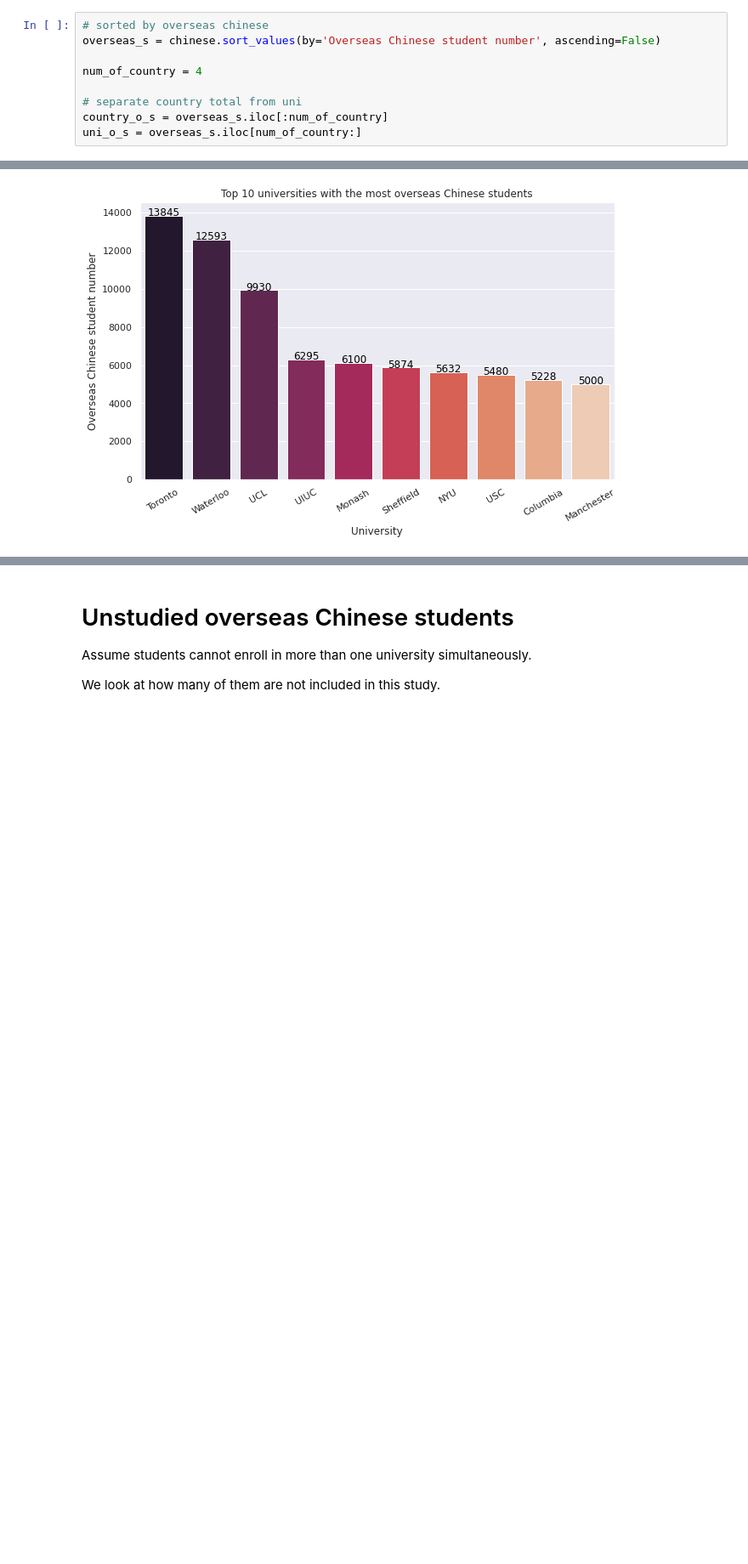
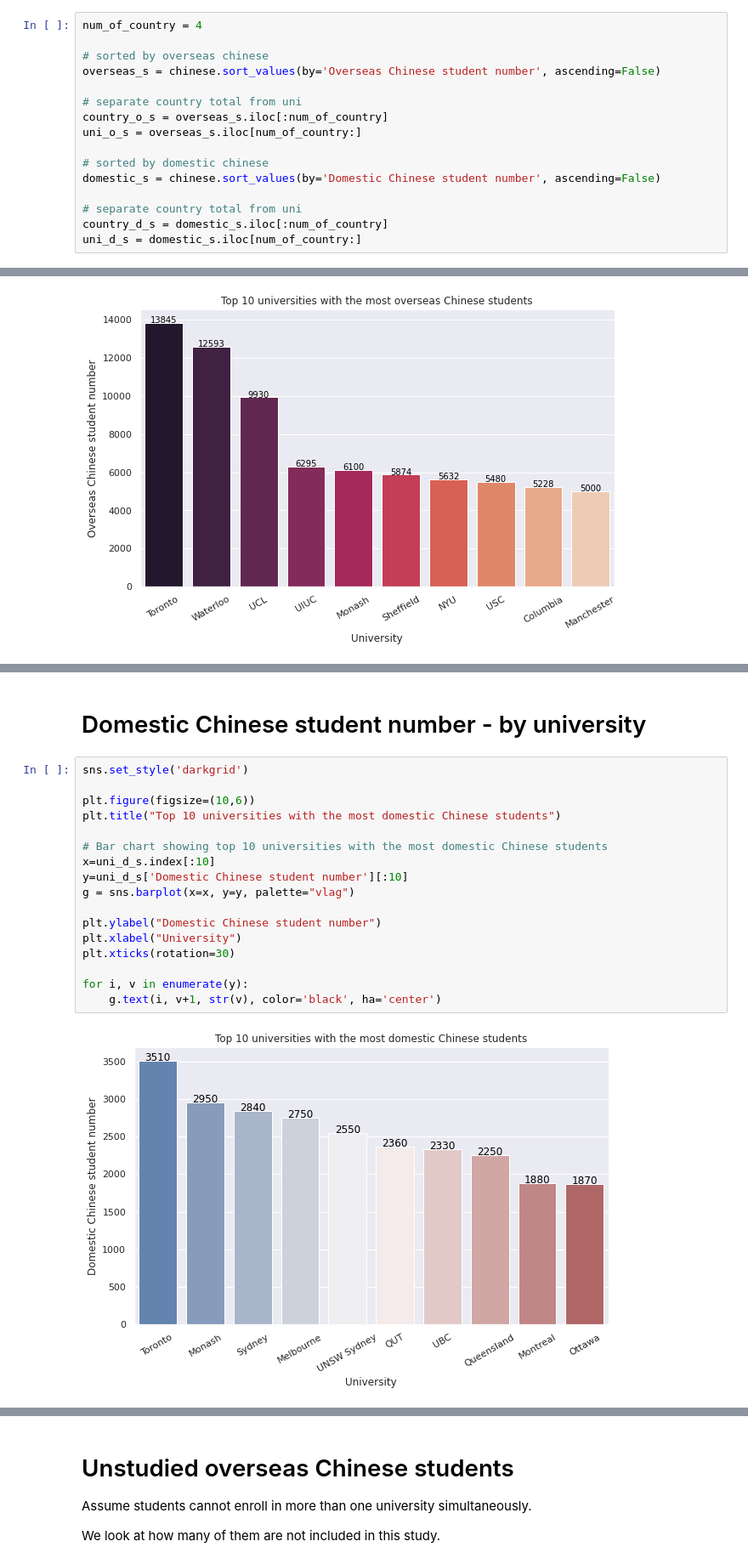
Before and after one commit to AndyYFTao/EA-CLTP-DataAnalysis, a Jupyter notebook: CLTP Guidance Program Data Analysis.ipynb, the cells around one changed output, grey strips where cells are left out. Shown at 85% size. Saved outputs shown, nothing was run; the diff lists cells and outputs as text; blank space fills up the shorter version.

```diff
--- a/CLTP Guidance Program Data Analysis.ipynb
+++ b/CLTP Guidance Program Data Analysis.ipynb
@@ -32,12 +34,19 @@ chinese.head()
 # %%
+num_of_country = 4
+
 # sorted by overseas chinese
 overseas_s = chinese.sort_values(by='Overseas Chinese student number', ascending=False)
-
-num_of_country = 4
 
 # separate country total from uni
 country_o_s = overseas_s.iloc[:num_of_country]
 uni_o_s = overseas_s.iloc[num_of_country:]
+
+# sorted by domestic chinese
+domestic_s = chinese.sort_values(by='Domestic Chinese student number', ascending=False)
+
+# separate country total from uni
+country_d_s = domestic_s.iloc[:num_of_country]
+uni_d_s = domestic_s.iloc[num_of_country:]
 # %%
 pd.plotting.register_matplotlib_converters()
 import matplotlib.pyplot as plt
@@ -138,0 +150,21 @@ Text(0.5, 1.0, 'Categorical scatter plot by country')
+# %% [markdown]
+# Domestic Chinese student number - by university
+# %%
+sns.set_style('darkgrid')
+
+plt.figure(figsize=(10,6))
+plt.title("Top 10 universities with the most domestic Chinese students")
+
+# Bar chart showing top 10 universities with the most domestic Chinese students
+x=uni_d_s.index[:10]
+y=uni_d_s['Domestic Chinese student number'][:10]
+g = sns.barplot(x=x, y=y, palette="vlag")
+
+plt.ylabel("Domestic Chinese student number")
+plt.xlabel("University")
+plt.xticks(rotation=30)
+
+for i, v in enumerate(y):
+    g.text(i, v+1, str(v), color='black', ha='center')
+# %% [output]
+[figure, added]
```
Also changed, not shown: parts of 9 cells of this notebook.
